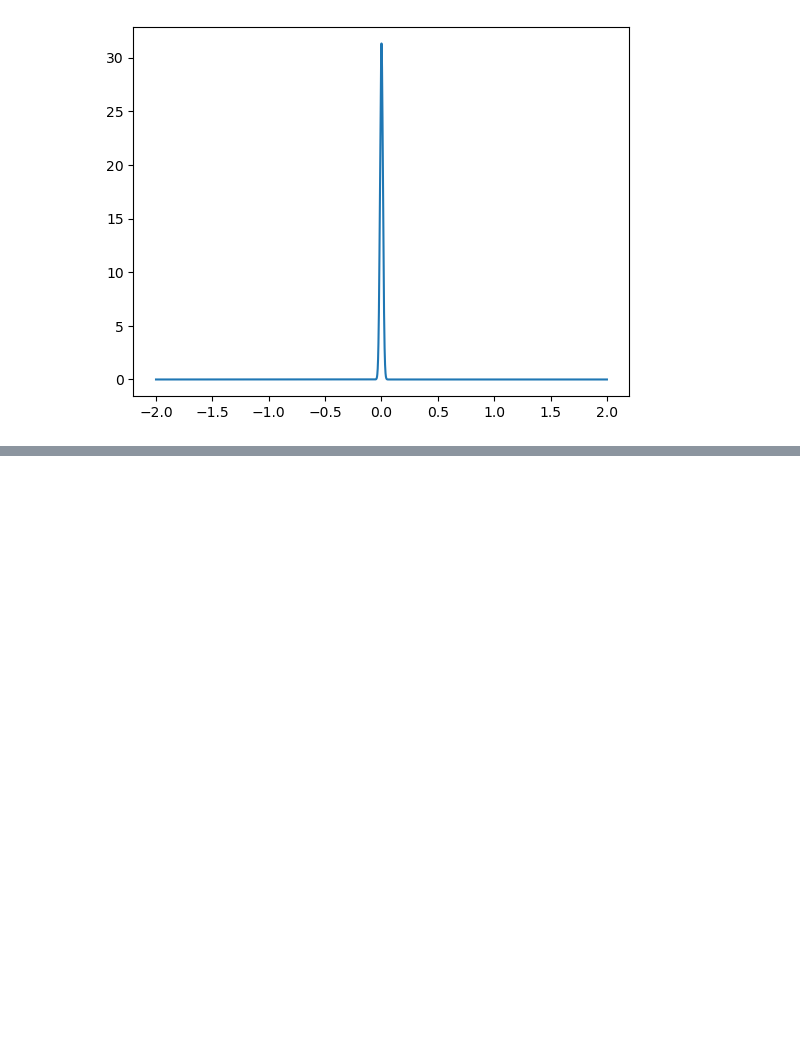
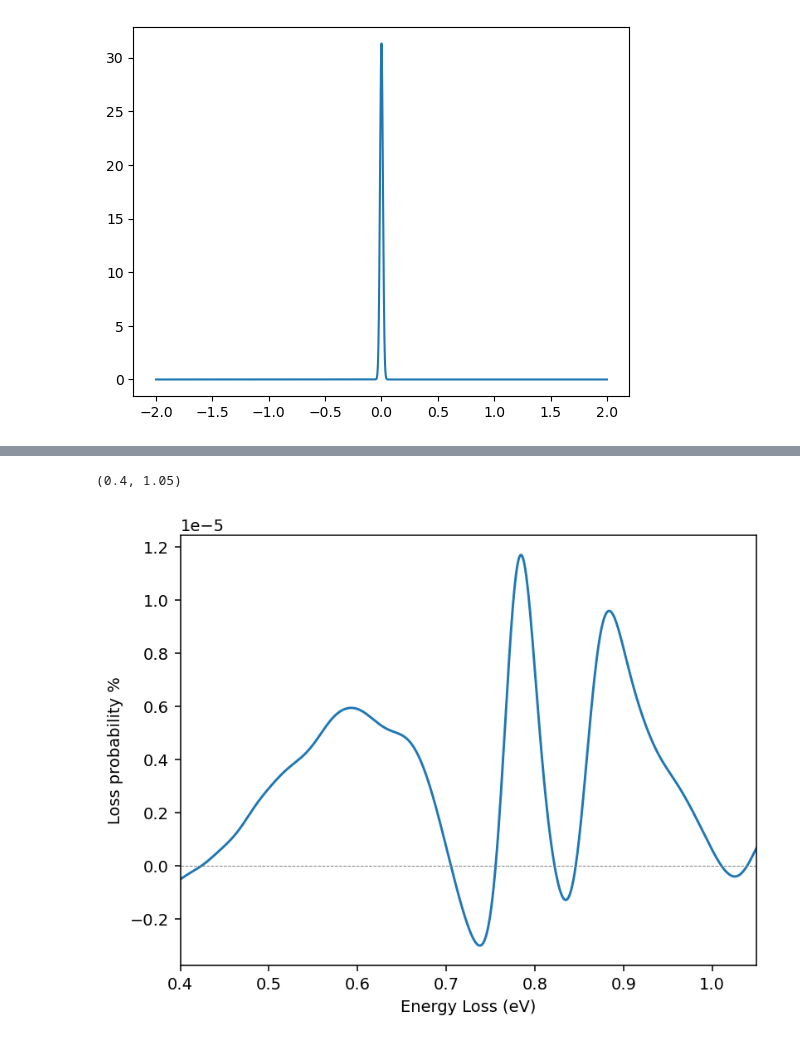
Before and after one commit to tessavanduin/mep, a Jupyter notebook: FT_and_integral.ipynb, the cells around one changed output, grey strips where cells are left out. Saved outputs shown, nothing was run; the diff lists cells and outputs as text; code cells hidden in the pictures; blank space fills up the shorter version.

```diff
--- a/FT_and_integral.ipynb
+++ b/FT_and_integral.ipynb
@@ -125,0 +142,11 @@ plt.xlim((-0.25,2))
+# %%
+plt.figure(dpi=140)
+plt.plot(freqs_ext[3500:]*h_bar/q_e, Gamma_c[3500:])
+plt.hlines(y=0,xmin=0,xmax=2, ls='--', lw=0.5, color='grey')
+plt.xlabel('Energy Loss (eV)')
+plt.ylabel('Loss probability %')
+plt.xlim((0.4,1.05))
+# plt.ylim(ymin=-0.02,ymax=0.17)
+# %% [output]
+(0.4, 1.05)
+[figure, added]
```
Also changed, not shown: parts of 11 cells of this notebook, 2 other files.
